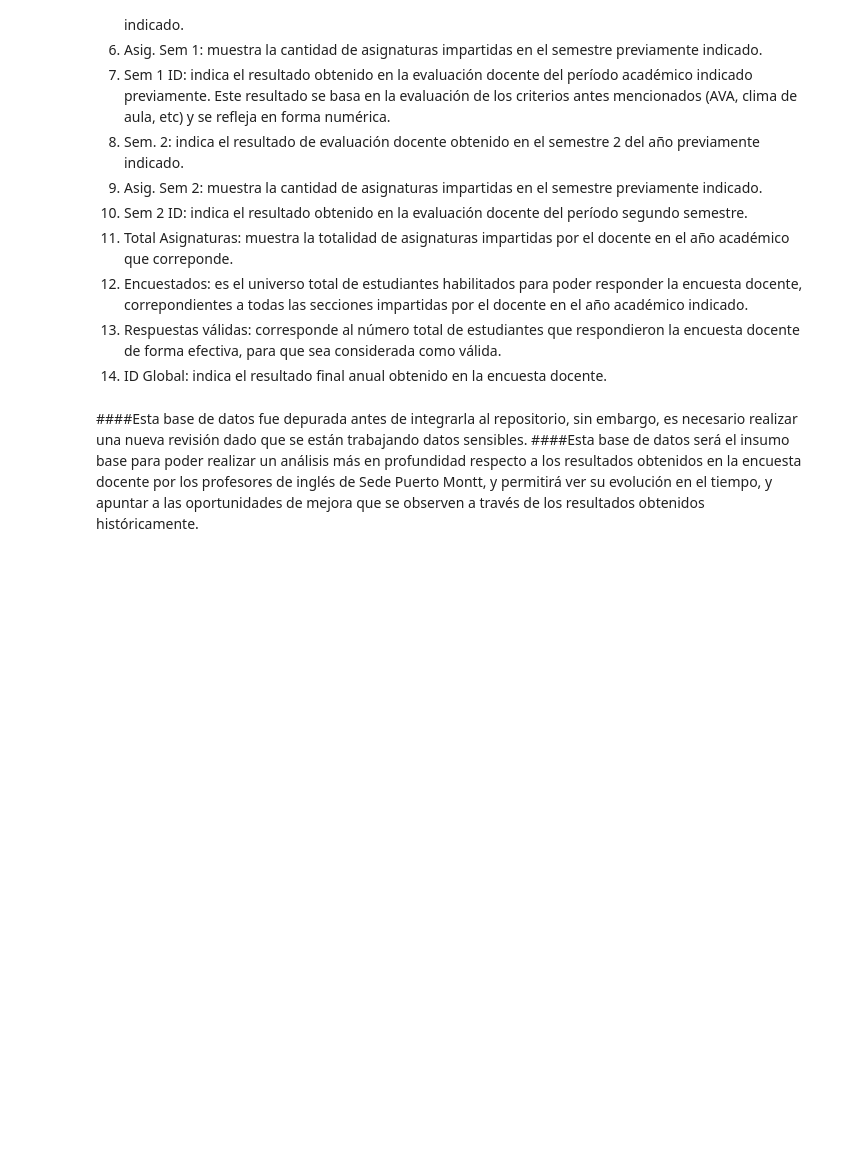
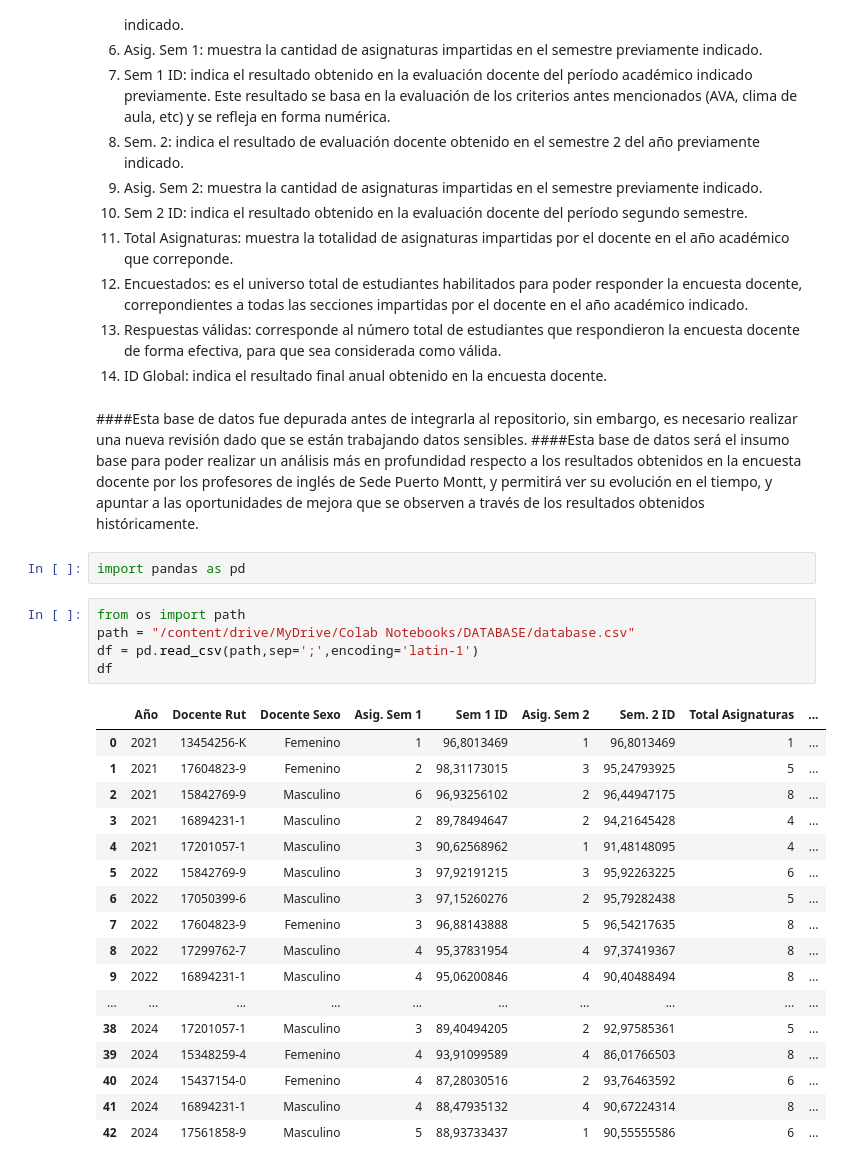
Before and after one commit to Flofer87/PROYECTO, a Jupyter notebook: 02database.ipynb, the cells around one changed output. Saved outputs shown, nothing was run; the diff lists cells and outputs as text; blank space fills up the shorter version.

Commit message:
Se creó con Colab

```diff
--- a/02database.ipynb
+++ b/02database.ipynb
@@ -34,3 +34,28 @@
 # %% [markdown]
 ####Esta base de datos fue depurada antes de integrarla al repositorio, sin embargo, es necesario realizar una nueva revisión dado que se están trabajando datos sensibles.
 ####Esta base de datos será el insumo base para poder realizar un análisis más en profundidad respecto a los resultados obtenidos en la encuesta docente por los profesores de inglés de Sede Puerto Montt, y permitirá ver su evolución en el tiempo, y apuntar a las oportunidades de mejora que se observen a través de los resultados obtenidos históricamente.
+# %%
+import pandas as pd
+# %%
+from os import path
+path = "/content/drive/MyDrive/Colab Notebooks/DATABASE/database.csv"
+df = pd.read_csv(path,sep=';',encoding='latin-1')
+df
+# %% [output]
+|  | Año | Docente Rut | Docente Sexo | Asig. Sem 1 | Sem 1 ID | Asig. Sem 2 | Sem. 2 ID | Total Asignaturas | ... |
+| 0 | 2021 | 13454256-K | Femenino | 1 | 96,8013469 | 1 | 96,8013469 | 1 | ... |
+| 1 | 2021 | 17604823-9 | Femenino | 2 | 98,31173015 | 3 | 95,24793925 | 5 | ... |
+| 2 | 2021 | 15842769-9 | Masculino | 6 | 96,93256102 | 2 | 96,44947175 | 8 | ... |
+| 3 | 2021 | 16894231-1 | Masculino | 2 | 89,78494647 | 2 | 94,21645428 | 4 | ... |
+| 4 | 2021 | 17201057-1 | Masculino | 3 | 90,62568962 | 1 | 91,48148095 | 4 | ... |
+| 5 | 2022 | 15842769-9 | Masculino | 3 | 97,92191215 | 3 | 95,92263225 | 6 | ... |
+| 6 | 2022 | 17050399-6 | Masculino | 3 | 97,15260276 | 2 | 95,79282438 | 5 | ... |
+| 7 | 2022 | 17604823-9 | Femenino | 3 | 96,88143888 | 5 | 96,54217635 | 8 | ... |
+| 8 | 2022 | 17299762-7 | Masculino | 4 | 95,37831954 | 4 | 97,37419367 | 8 | ... |
+| 9 | 2022 | 16894231-1 | Masculino | 4 | 95,06200846 | 4 | 90,40488494 | 8 | ... |
+| ... | ... | ... | ... | ... | ... | ... | ... | ... | ... |
+| 38 | 2024 | 17201057-1 | Masculino | 3 | 89,40494205 | 2 | 92,97585361 | 5 | ... |
+| 39 | 2024 | 15348259-4 | Femenino | 4 | 93,91099589 | 4 | 86,01766503 | 8 | ... |
+| 40 | 2024 | 15437154-0 | Femenino | 4 | 87,28030516 | 2 | 93,76463592 | 6 | ... |
+| 41 | 2024 | 16894231-1 | Masculino | 4 | 88,47935132 | 4 | 90,67224314 | 8 | ... |
+| 42 | 2024 | 17561858-9 | Masculino | 5 | 88,93733437 | 1 | 90,55555586 | 6 | ... |
```
